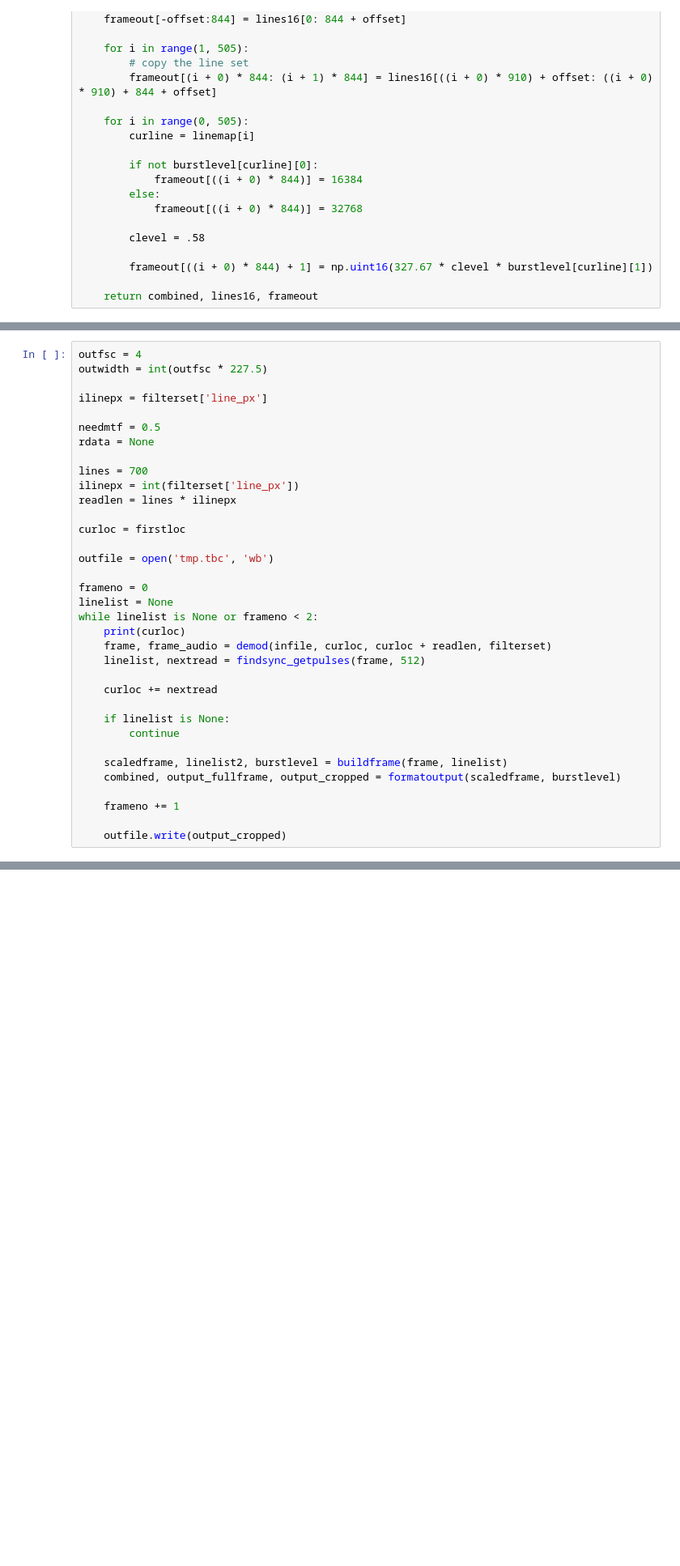
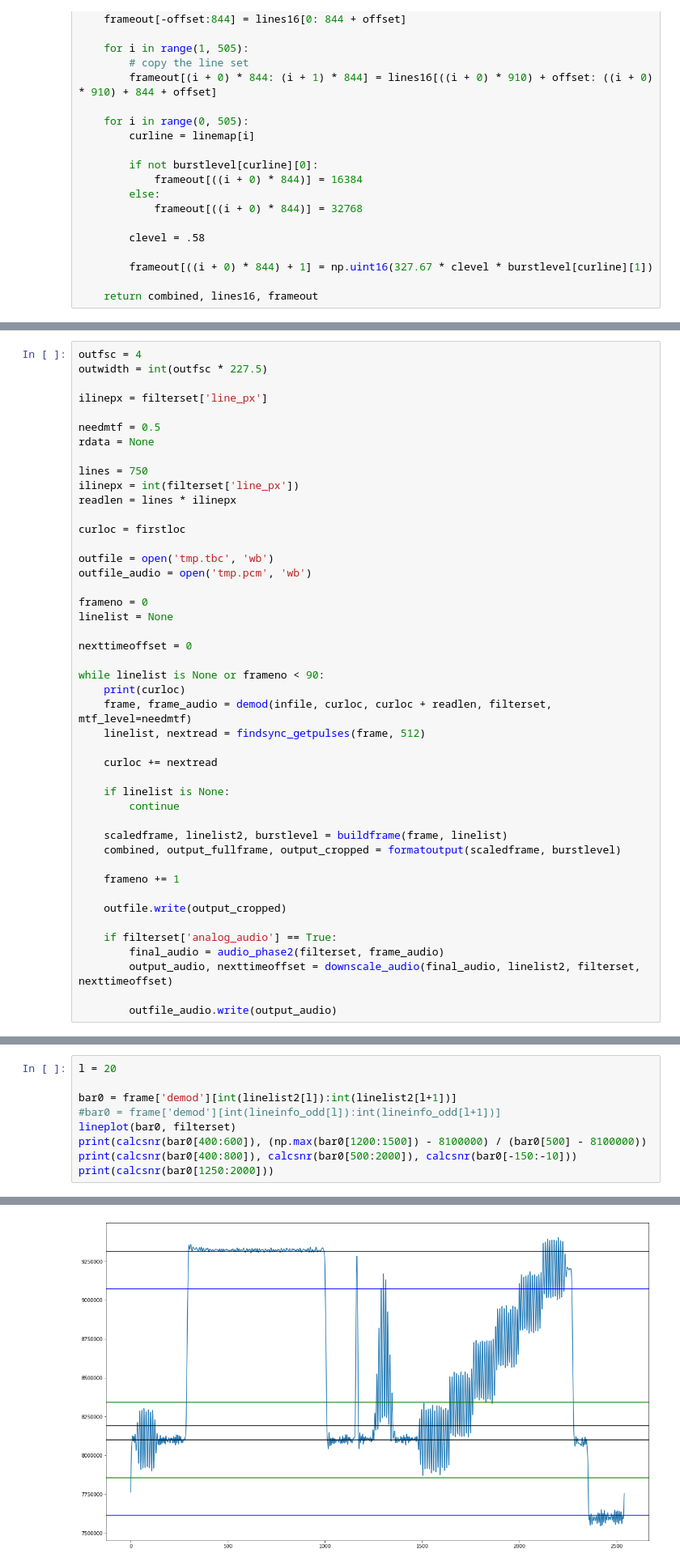
Before and after one commit to happycube/ld-decode, a Jupyter notebook: ld-decoder-dev11.ipynb, the cells around one changed output, grey strips where cells are left out. Shown at 81% size. Saved outputs shown, nothing was run; the diff lists cells and outputs as text; blank space fills up the shorter version.

```diff
--- a/ld-decoder-dev11.ipynb
+++ b/ld-decoder-dev11.ipynb
@@ -1222,19 +1351,23 @@ ilinepx = filterset['line_px']
 needmtf = 0.5
 rdata = None
 
-lines = 700
+lines = 750
 ilinepx = int(filterset['line_px'])
 readlen = lines * ilinepx
 
 curloc = firstloc
 
 outfile = open('tmp.tbc', 'wb')
+outfile_audio = open('tmp.pcm', 'wb')
 
 frameno = 0
 linelist = None
-while linelist is None or frameno < 2:
+
+nexttimeoffset = 0
+
+while linelist is None or frameno < 90:
     print(curloc)
-    frame, frame_audio = demod(infile, curloc, curloc + readlen, filterset)
+    frame, frame_audio = demod(infile, curloc, curloc + readlen, filterset, mtf_level=needmtf)
     linelist, nextread = findsync_getpulses(frame, 512)
 
     curloc += nextread
@@ -1248,4 +1381,10 @@ while linelist is None or frameno < 2:
     frameno += 1
 
     outfile.write(output_cropped)
+
+    if filterset['analog_audio'] == True:
+        final_audio = audio_phase2(filterset, frame_audio)
+        output_audio, nexttimeoffset = downscale_audio(final_audio, linelist2, filterset, nexttimeoffset)
+
+        outfile_audio.write(output_audio)
 # %% [output]
@@ -1283,0 +1428,10 @@ uint8 (504, 844) (504, 844)
+# %%
+l = 20
+
+bar0 = frame['demod'][int(linelist2[l]):int(linelist2[l+1])]
+#bar0 = frame['demod'][int(lineinfo_odd[l]):int(lineinfo_odd[l+1])]
+lineplot(bar0, filterset)
+print(calcsnr(bar0[400:600]), (np.max(bar0[1200:1500]) - 8100000) / (bar0[500] - 8100000))
+print(calcsnr(bar0[400:800]), calcsnr(bar0[500:2000]), calcsnr(bar0[-150:-10]))
+print(calcsnr(bar0[1250:2000]))
+# %% [output]
@@ -1283,0 +1441 @@ uint8 (504, 844) (504, 844)
+[figure, added]
```
Also changed, not shown: parts of 57 cells of this notebook.
